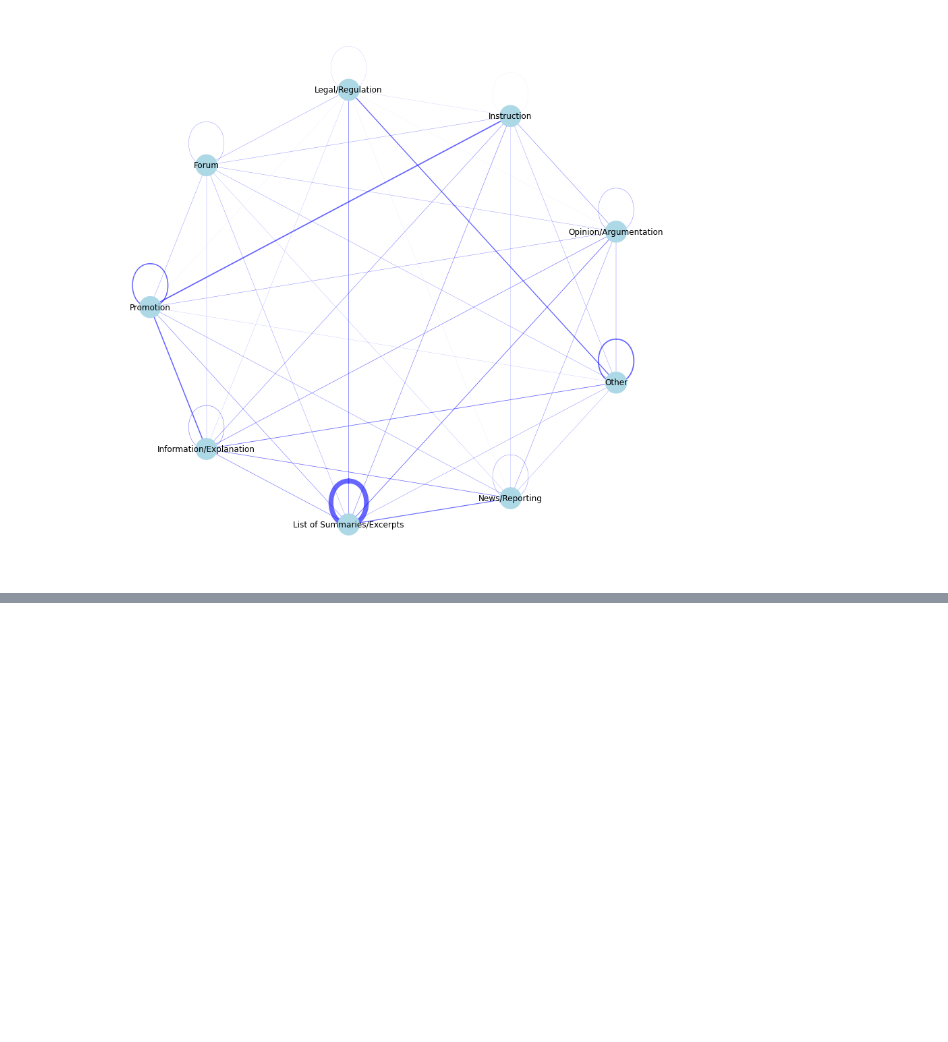
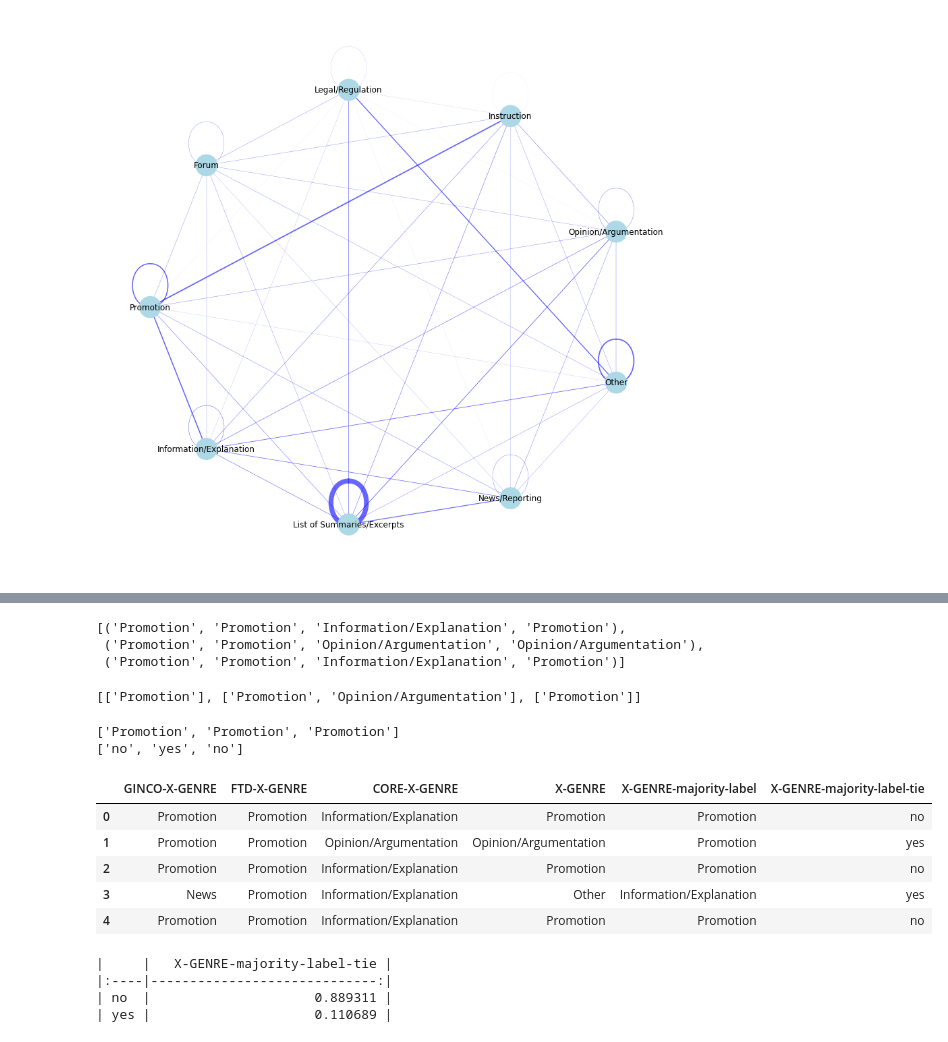
Before and after one commit to TajaKuzman/Genre-Datasets-Comparison, a Jupyter notebook: 6.2-Label-comparison-per-domain-MaCoCu-sample.ipynb, the cells around one changed output, grey strips where cells are left out. Saved outputs shown, nothing was run; the diff lists cells and outputs as text; code cells hidden in the pictures; blank space fills up the shorter version.

```diff
--- a/6.2-Label-comparison-per-domain-MaCoCu-sample.ipynb
+++ b/6.2-Label-comparison-per-domain-MaCoCu-sample.ipynb
@@ -919,0 +947,54 @@ Focus only on X-genre and assume the domain label to be the one that has been ch
+# %%
+# Create a list of X-GENRE labels
+majority_label_list = list(zip(list(corpus["GINCO-X-GENRE"]), list(corpus["FTD-X-GENRE"]), list(corpus["CORE-X-GENRE"]), list(corpus["X-GENRE"])))
+
+majority_label_list[:3]
+# %% [output]
+[('Promotion', 'Promotion', 'Information/Explanation', 'Promotion'),
+ ('Promotion', 'Promotion', 'Opinion/Argumentation', 'Opinion/Argumentation'),
+ ('Promotion', 'Promotion', 'Information/Explanation', 'Promotion')]
+# %%
+# Find the most frequent X-GENRE label out of the 4 X-GENRE labels by using the multimode function
+majority_label_counter_list = [multimode(x) for x in majority_label_list]
+majority_label_counter_list[:3]
+# %% [output]
+[['Promotion'], ['Promotion', 'Opinion/Argumentation'], ['Promotion']]
+# %%
+# Create the final list. If there is a tie, add information about that to a specific list and randomly choice the most frequent value
+majority_label = []
+majority_label_tie = []
+
+for i in majority_label_counter_list:
+	if len(i) == 1:
+		majority_label.append(i[0])
+		majority_label_tie.append("no")
+	else:
+		majority_label.append(random.choice(i))
+		majority_label_tie.append("yes")
+
+print(majority_label[:3])
+print(majority_label_tie[:3])
+
+# Add the lists to the dataframe
+corpus["X-GENRE-majority-label"] = majority_label
+corpus["X-GENRE-majority-label-tie"] = majority_label_tie
+# %% [output]
+['Promotion', 'Promotion', 'Promotion']
+['no', 'yes', 'no']
+# %%
+# View the results
+corpus[['GINCO-X-GENRE', 'FTD-X-GENRE', 'CORE-X-GENRE', 'X-GENRE', "X-GENRE-majority-label","X-GENRE-majority-label-tie"]].head(5)
+# %% [output]
+|  | GINCO-X-GENRE | FTD-X-GENRE | CORE-X-GENRE | X-GENRE | X-GENRE-majority-label | X-GENRE-majority-label-tie |
+| 0 | Promotion | Promotion | Information/Explanation | Promotion | Promotion | no |
+| 1 | Promotion | Promotion | Opinion/Argumentation | Opinion/Argumentation | Promotion | yes |
+| 2 | Promotion | Promotion | Information/Explanation | Promotion | Promotion | no |
+| 3 | News | Promotion | Information/Explanation | Other | Information/Explanation | yes |
+| 4 | Promotion | Promotion | Information/Explanation | Promotion | Promotion | no |
+# %%
+print(corpus["X-GENRE-majority-label-tie"].value_counts(normalize=True).to_markdown())
+# %% [output]
+|     |   X-GENRE-majority-label-tie |
+|:----|-----------------------------:|
+| no  |                     0.889311 |
+| yes |                     0.110689 |
```
Also changed, not shown: parts of 17 cells of this notebook, 9 other files.
